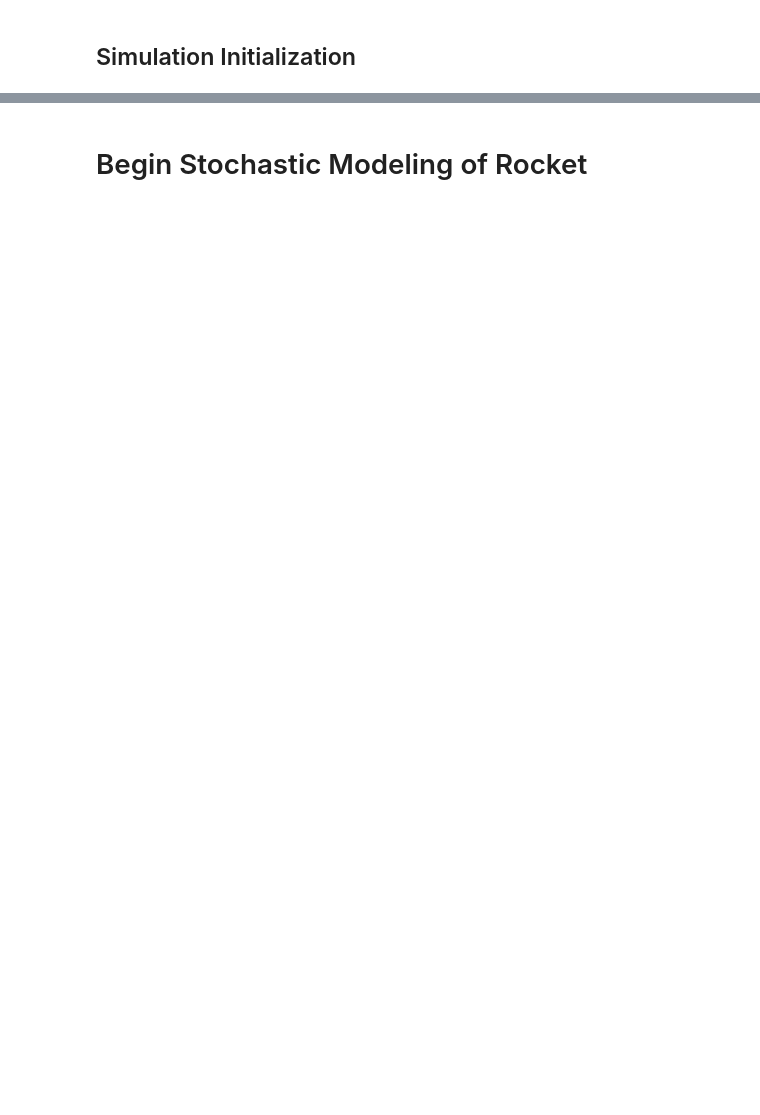
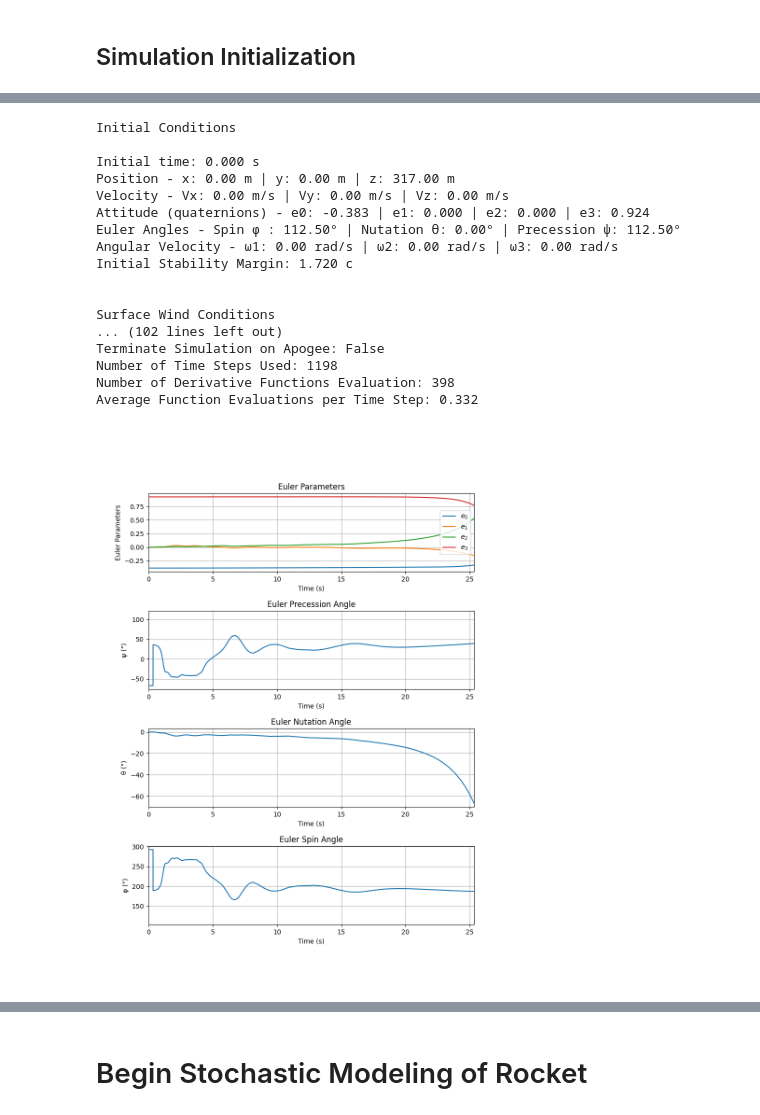
Before and after one commit to GoldenFlashesRocketry/ARES_RocketPy, a Jupyter notebook: Valkyrie_Sim.ipynb, the cells around one changed output, grey strips where cells are left out. Cells and saved outputs as stored; diff of their text form; code cells hidden in the pictures; blank space fills up the shorter version.

```diff
--- a/Valkyrie_Sim.ipynb
+++ b/Valkyrie_Sim.ipynb
@@ -92,20 +116,39 @@ Valkyrie.info()
 # %%
 # Nominal Flight Simulation
 test_flight = Flight(
-    rocket = Valkyrie, environment=env, rail_length=4.8768, inclination=86, heading = 135, rtol = 1e-8)
+    rocket = Valkyrie, environment=env, rail_length=4.8768, inclination=90, heading = 135, rtol = 1e-8)
 test_flight.info()
 test_flight.plots.attitude_data()
 test_flight.plots.trajectory_3d()
 
 import pandas as pd
 import numpy as np
 
 t = np.array(test_flight.time)
 alt_agl = np.array([test_flight.altitude(ti) for ti in t])
 
 df = pd.DataFrame({
     "time_s": t,
     "altitude_agl_m": alt_agl
 })
 
 df.to_csv("altitude_vs_time_agl.csv", index=False)
+# %% [output]
+Initial Conditions
+
+Initial time: 0.000 s
+Position - x: 0.00 m | y: 0.00 m | z: 317.00 m
+Velocity - Vx: 0.00 m/s | Vy: 0.00 m/s | Vz: 0.00 m/s
+Attitude (quaternions) - e0: -0.383 | e1: 0.000 | e2: 0.000 | e3: 0.924
+Euler Angles - Spin φ : 112.50° | Nutation θ: 0.00° | Precession ψ: 112.50°
+Angular Velocity - ω1: 0.00 rad/s | ω2: 0.00 rad/s | ω3: 0.00 rad/s
+Initial Stability Margin: 1.720 c
+
+
+Surface Wind Conditions
+... (102 lines left out)
+Terminate Simulation on Apogee: False
+Number of Time Steps Used: 1198
+Number of Derivative Functions Evaluation: 398
+Average Function Evaluations per Time Step: 0.332
+[figure, added]
```
Also changed, not shown: parts of 11 cells of this notebook, 1 other file.
